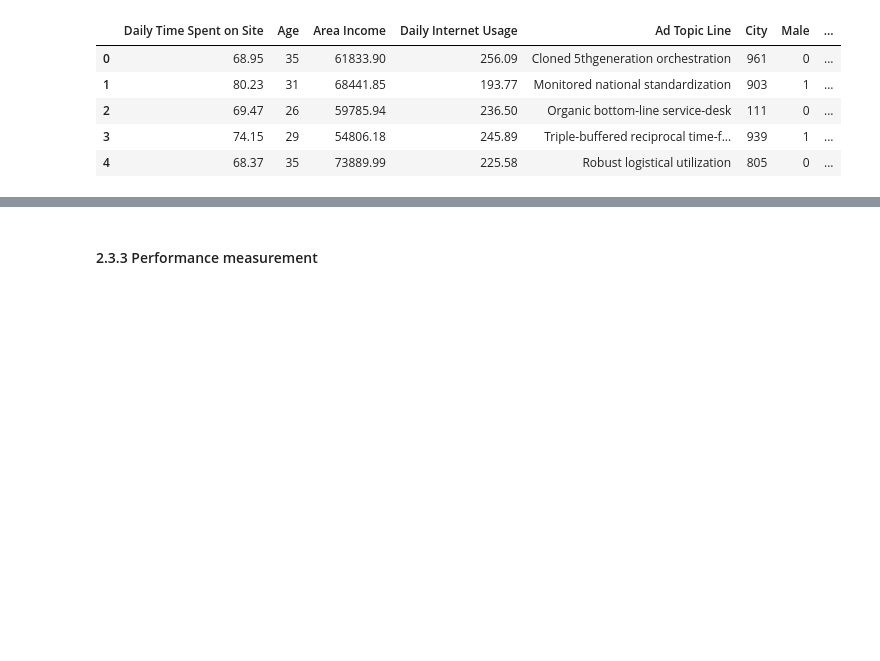
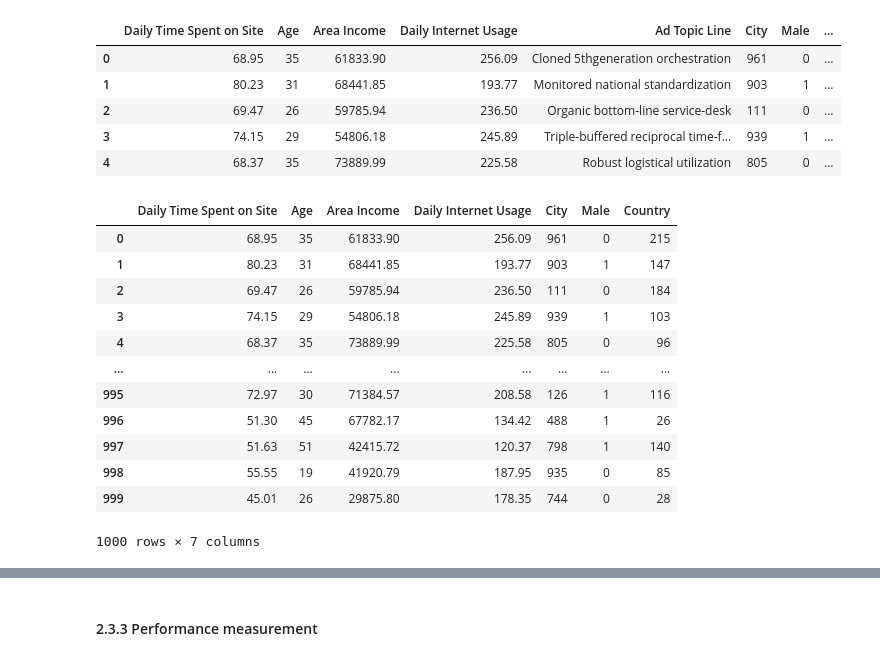
Before and after one commit to michalis0/DataScience_and_MachineLearning, a Jupyter notebook: week5/Classification_Logistic_Regression.ipynb, the cells around one changed output, grey strips where cells are left out. Saved outputs shown, nothing was run; the diff lists cells and outputs as text; code cells hidden in the pictures; blank space fills up the shorter version.

```diff
--- a/week5/Classification_Logistic_Regression.ipynb
+++ b/week5/Classification_Logistic_Regression.ipynb
@@ -368,12 +399,21 @@ data.head()
 | 3 | 74.15 | 29 | 54806.18 | 245.89 | Triple-buffered reciprocal time-f... | 939 | 1 | ... |
 | 4 | 68.37 | 35 | 73889.99 | 225.58 | Robust logistical utilization | 805 | 0 | ... |
 # %%
-# Fit Logistic Regression and compute predictions
+# Select Variables
 X = data.drop(['Timestamp', 'Clicked on Ad', 'Ad Topic Line'], axis=1)
 y = data['Clicked on Ad']
-
-X_train, X_test, y_train, y_test = train_test_split(X, y, test_size=0.2, random_state=42)
-
-log_reg = LogisticRegressionCV(solver='lbfgs', cv=5, max_iter=1000)
-log_reg.fit(X_train, y_train)
-y_pred = log_reg.predict(X_test)
+X
+# %% [output]
+|  | Daily Time Spent on Site | Age | Area Income | Daily Internet Usage | City | Male | Country |
+| 0 | 68.95 | 35 | 61833.90 | 256.09 | 961 | 0 | 215 |
+| 1 | 80.23 | 31 | 68441.85 | 193.77 | 903 | 1 | 147 |
+| 2 | 69.47 | 26 | 59785.94 | 236.50 | 111 | 0 | 184 |
+| 3 | 74.15 | 29 | 54806.18 | 245.89 | 939 | 1 | 103 |
+| 4 | 68.37 | 35 | 73889.99 | 225.58 | 805 | 0 | 96 |
+| ... | ... | ... | ... | ... | ... | ... | ... |
+| 995 | 72.97 | 30 | 71384.57 | 208.58 | 126 | 1 | 116 |
+| 996 | 51.30 | 45 | 67782.17 | 134.42 | 488 | 1 | 26 |
+| 997 | 51.63 | 51 | 42415.72 | 120.37 | 798 | 1 | 140 |
+| 998 | 55.55 | 19 | 41920.79 | 187.95 | 935 | 0 | 85 |
+| 999 | 45.01 | 26 | 29875.80 | 178.35 | 744 | 0 | 28 |
+1000 rows × 7 columns
```
Also changed, not shown: parts of 22 cells of this notebook.
